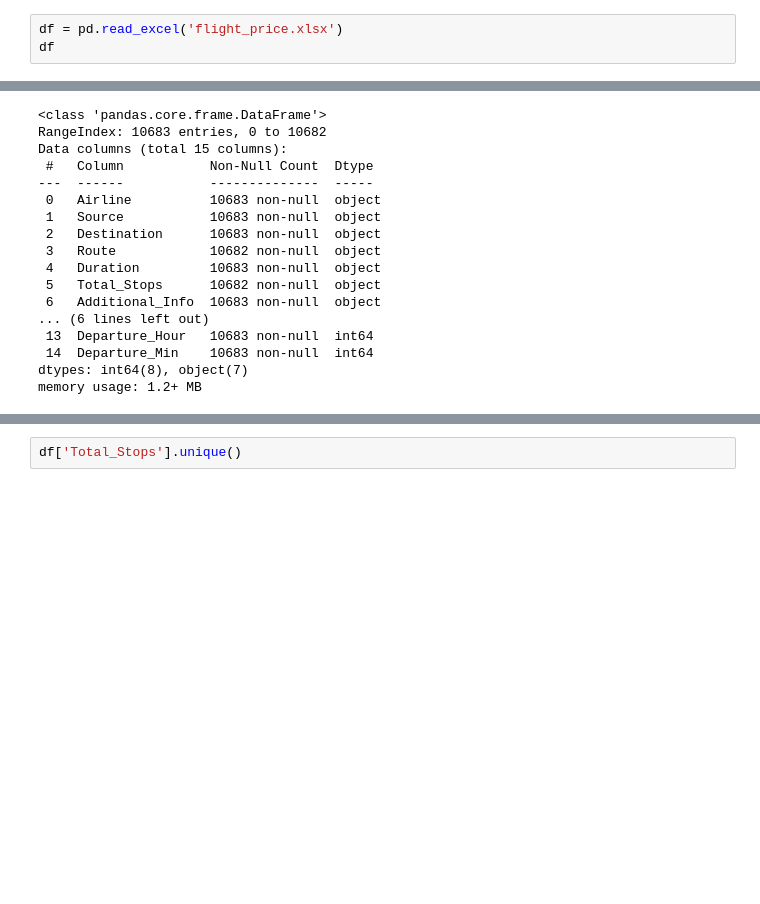
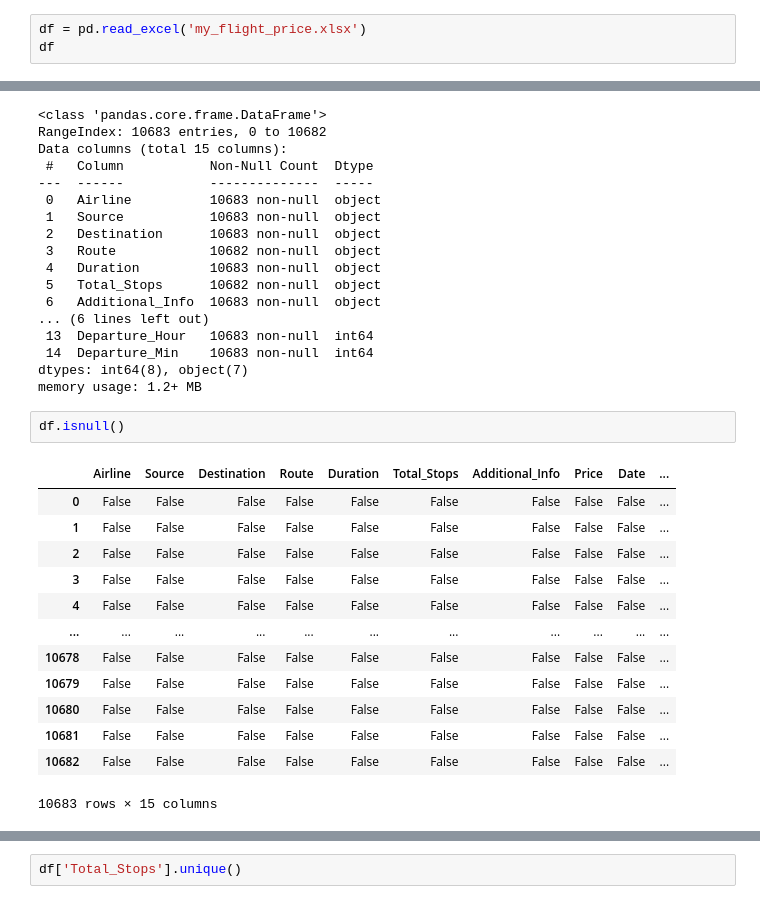
Before and after one commit to mohitgrovercodes/ai-fundamental-concepts, a Jupyter notebook: 25_EDAFeatureEngg/my_flight_price_EDA_FE.ipynb, the cells around one changed output, grey strips where cells are left out. Drawn from its saved outputs; the diff is of its cells as text; blank space fills up the shorter version.

```diff
--- a/25_EDAFeatureEngg/my_flight_price_EDA_FE.ipynb
+++ b/25_EDAFeatureEngg/my_flight_price_EDA_FE.ipynb
@@ -4,7 +4,7 @@ import pandas as pd
 import matplotlib.pyplot as plt
 import seaborn as sns
 # %%
-df = pd.read_excel('flight_price.xlsx')
+df = pd.read_excel('my_flight_price.xlsx')
 df
 # %% [output]
 |  | Airline | Date_of_Journey | Source | Destination | Route | Dep_Time | Arrival_Time | Duration | ... |
@@ -265,3 +265,19 @@ Data columns (total 15 columns):
  14  Departure_Min    10683 non-null  int64
 dtypes: int64(8), object(7)
 memory usage: 1.2+ MB
+# %%
+df.isnull()
+# %% [output]
+|  | Airline | Source | Destination | Route | Duration | Total_Stops | Additional_Info | Price | Date | ... |
+| 0 | False | False | False | False | False | False | False | False | False | ... |
+| 1 | False | False | False | False | False | False | False | False | False | ... |
+| 2 | False | False | False | False | False | False | False | False | False | ... |
+| 3 | False | False | False | False | False | False | False | False | False | ... |
+| 4 | False | False | False | False | False | False | False | False | False | ... |
+| ... | ... | ... | ... | ... | ... | ... | ... | ... | ... | ... |
+| 10678 | False | False | False | False | False | False | False | False | False | ... |
+| 10679 | False | False | False | False | False | False | False | False | False | ... |
+| 10680 | False | False | False | False | False | False | False | False | False | ... |
+| 10681 | False | False | False | False | False | False | False | False | False | ... |
+| 10682 | False | False | False | False | False | False | False | False | False | ... |
+10683 rows × 15 columns
```
Also changed, not shown: parts of 15 cells of this notebook, 4 other files.
